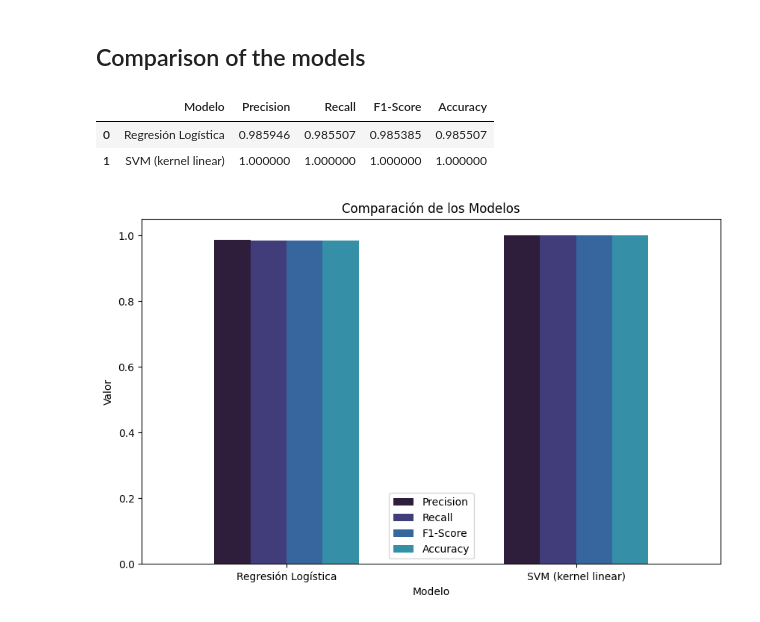
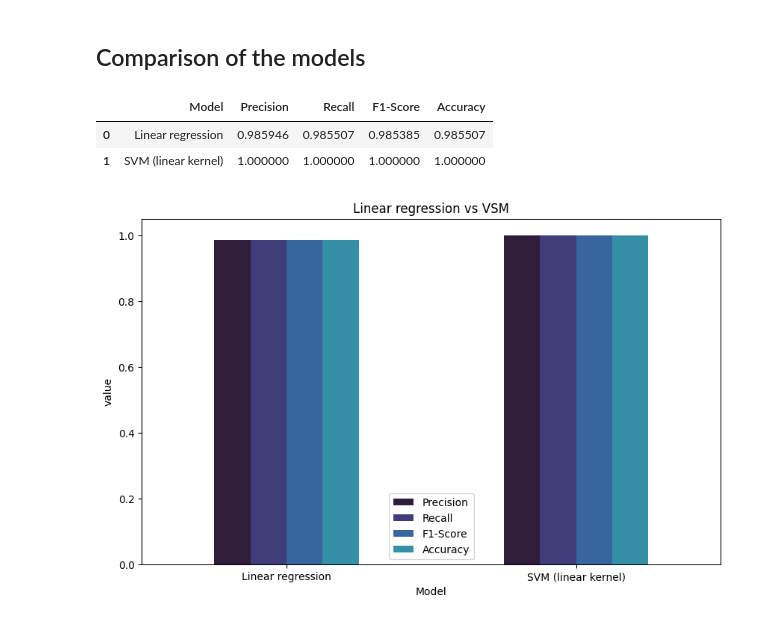
Before and after one commit to giulia-lm/Prediction-using-ML, a Jupyter notebook: classification/classificationPenguins.ipynb, the cells around one changed output. Cells and saved outputs as stored; diff of their text form; code cells hidden in the pictures.

Commit message:
translated regression

```diff
--- a/classification/classificationPenguins.ipynb
+++ b/classification/classificationPenguins.ipynb
@@ -336,7 +348,7 @@ report_log = classification_report(ytest, y_pred_log_reg, output_dict=True)
 report_svm = classification_report(ytest, y_pred_svm, output_dict=True)
 
 metrics = ['precision', 'recall', 'f1-score', 'accuracy']
-models = ['Regresión Logística', 'SVM (kernel linear)']
+models = ['Linear regression', 'SVM (linear kernel)']
 
 
 data = {
@@ -350,17 +362,17 @@ data = {
 metrics = pd.DataFrame(data)
 metrics
 # %% [output]
-|  | Modelo | Precision | Recall | F1-Score | Accuracy |
-| 0 | Regresión Logística | 0.985946 | 0.985507 | 0.985385 | 0.985507 |
-| 1 | SVM (kernel linear) | 1.000000 | 1.000000 | 1.000000 | 1.000000 |
+|  | Model | Precision | Recall | F1-Score | Accuracy |
+| 0 | Linear regression | 0.985946 | 0.985507 | 0.985385 | 0.985507 |
+| 1 | SVM (linear kernel) | 1.000000 | 1.000000 | 1.000000 | 1.000000 |
 # %%
 sns.set_palette('mako')
-metrics.set_index('model').plot(kind='bar', figsize=(10, 6))
+metrics.set_index('Model').plot(kind='bar', figsize=(10, 6))
 plt.title('Linear regression vs VSM')
 plt.ylabel('value')
-#plt.grid(axis='y')
+
 plt.xticks(rotation=0)
 plt.legend(loc='best')
 plt.show()
 # %% [output]
-[figure, old version]
+[figure, new version]
```
Also changed, not shown: parts of 8 cells of this notebook.
